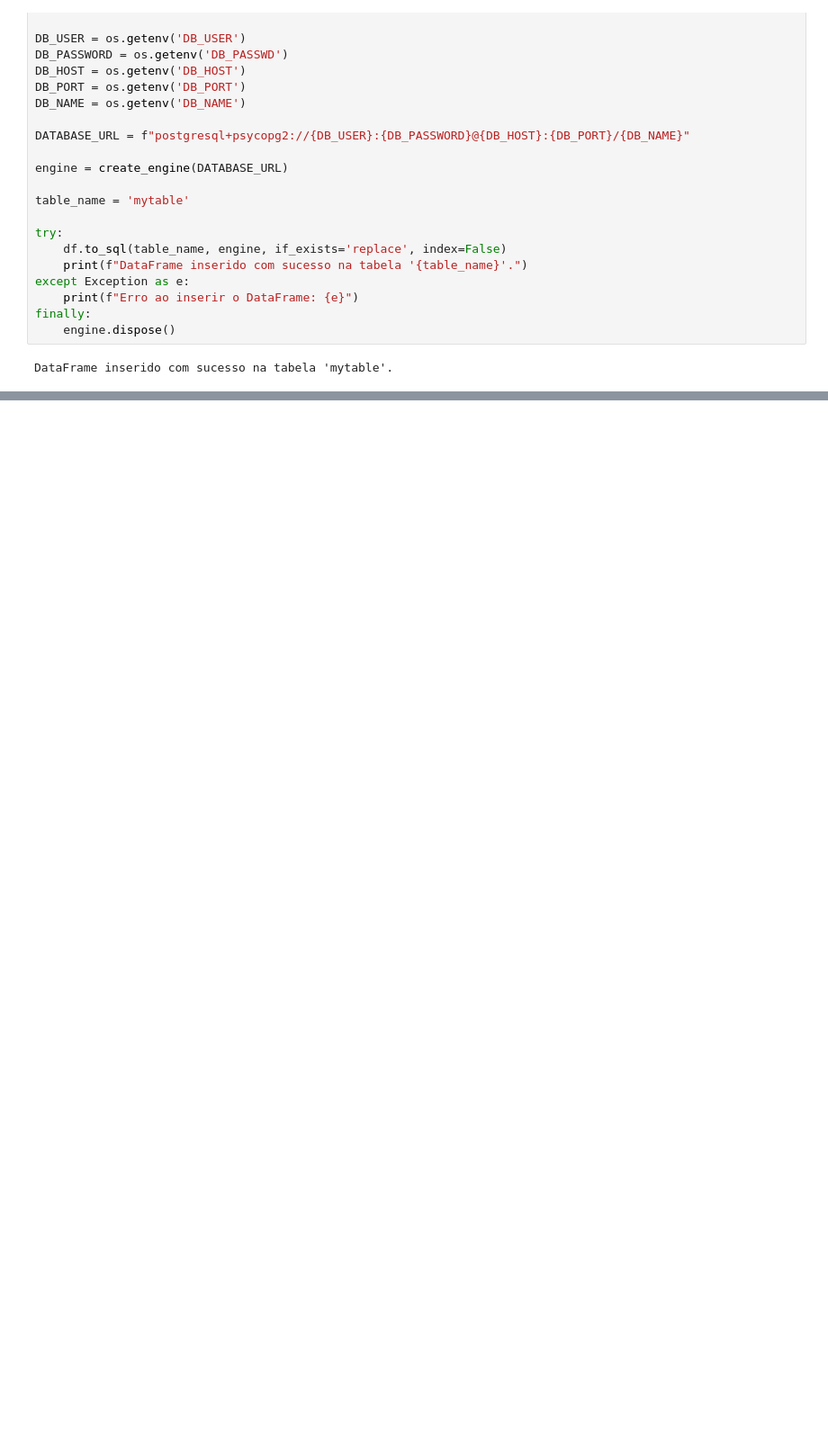
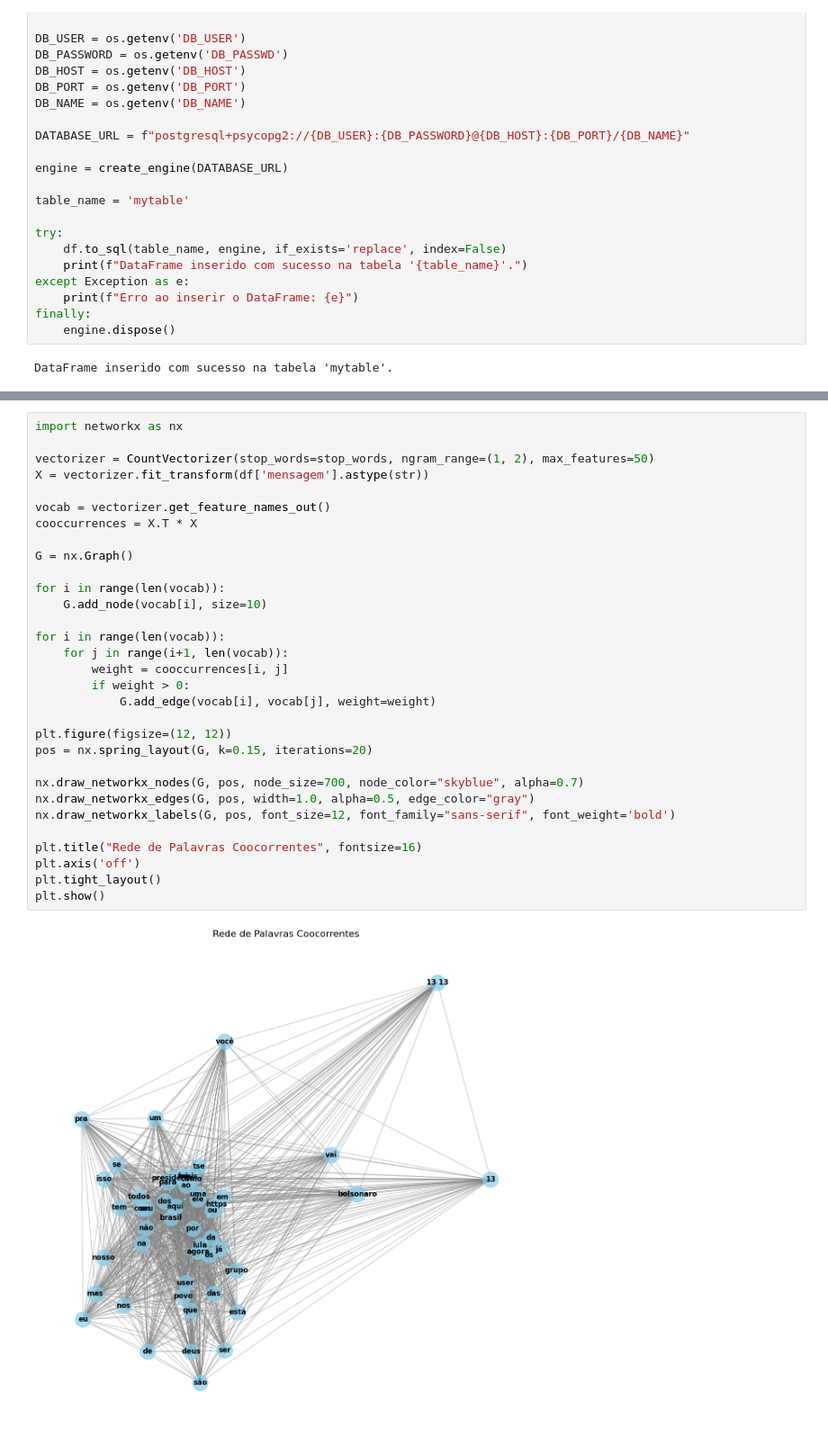
Before and after one commit to joao1pedro/CKP9011-CD, a Jupyter notebook: Trabalhos/lista_04/lista_04_cd.ipynb, the cells around one changed output, grey strips where cells are left out. Shown at 90% size. Saved outputs shown, nothing was run; the diff lists cells and outputs as text; blank space fills up the shorter version.

```diff
--- a/Trabalhos/lista_04/lista_04_cd.ipynb
+++ b/Trabalhos/lista_04/lista_04_cd.ipynb
@@ -107,0 +228,33 @@ DataFrame inserido com sucesso na tabela 'mytable'.
+# %%
+import networkx as nx
+
+vectorizer = CountVectorizer(stop_words=stop_words, ngram_range=(1, 2), max_features=50)
+X = vectorizer.fit_transform(df['mensagem'].astype(str))
+
+vocab = vectorizer.get_feature_names_out()
+cooccurrences = X.T * X
+
+G = nx.Graph()
+
+for i in range(len(vocab)):
+    G.add_node(vocab[i], size=10)
+
+for i in range(len(vocab)):
+    for j in range(i+1, len(vocab)):
+        weight = cooccurrences[i, j]
+        if weight > 0:
+            G.add_edge(vocab[i], vocab[j], weight=weight)
+
+plt.figure(figsize=(12, 12))
+pos = nx.spring_layout(G, k=0.15, iterations=20)
+
+nx.draw_networkx_nodes(G, pos, node_size=700, node_color="skyblue", alpha=0.7)
+nx.draw_networkx_edges(G, pos, width=1.0, alpha=0.5, edge_color="gray")
+nx.draw_networkx_labels(G, pos, font_size=12, font_family="sans-serif", font_weight='bold')
+
+plt.title("Rede de Palavras Coocorrentes", fontsize=16)
+plt.axis('off')
+plt.tight_layout()
+plt.show()
+# %% [output]
+[figure, added]
```
Also changed, not shown: parts of 12 cells of this notebook.
